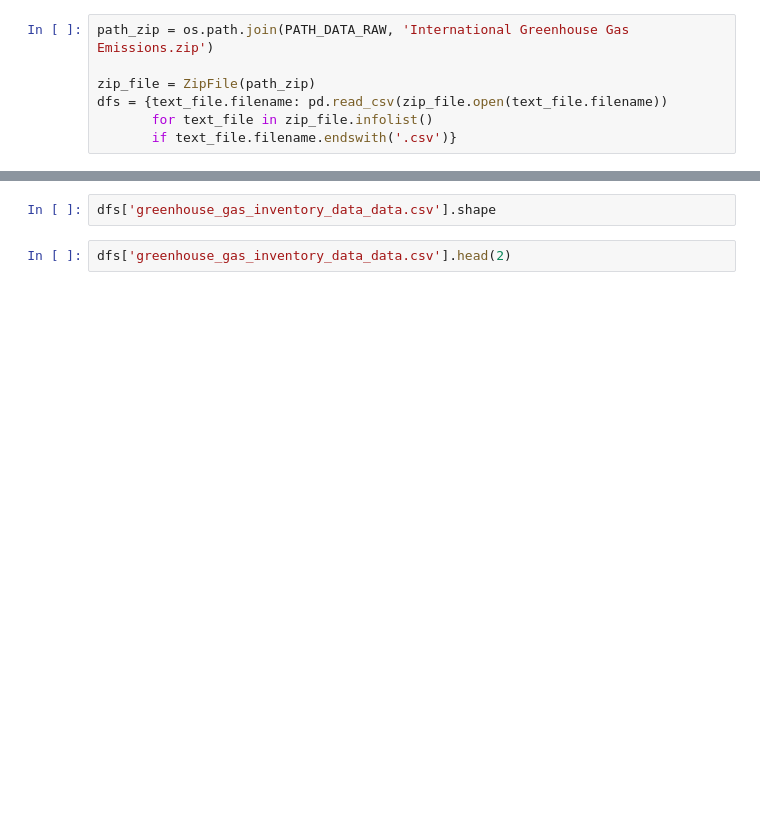
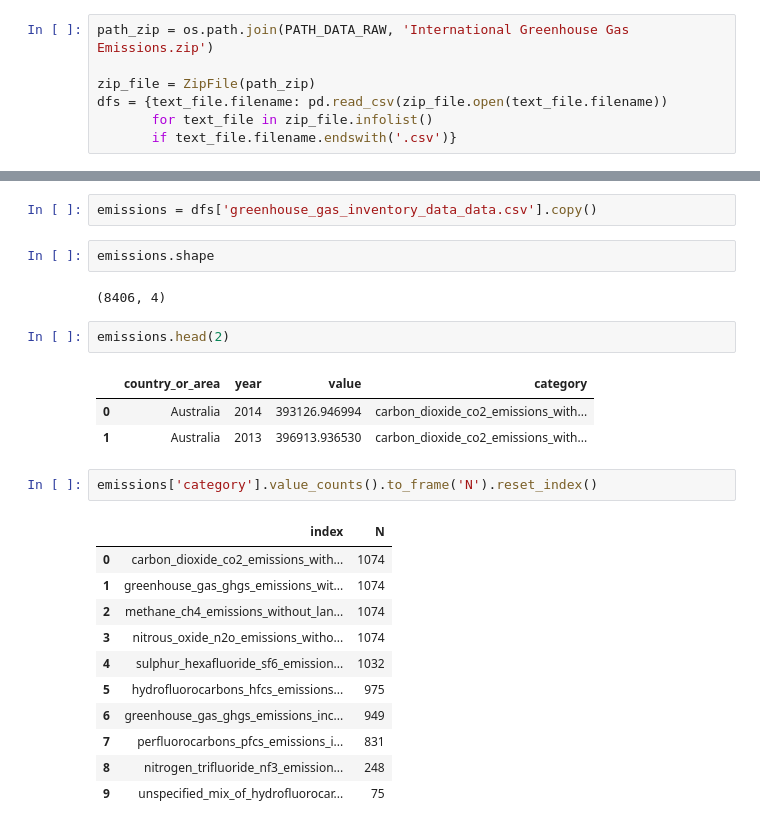
Before and after one commit to PozzOver13/climate_change, a Jupyter notebook: develop/02_EDA_international_greenhouse_gas_emission.ipynb, the cells around one changed output, grey strips where cells are left out. Cells and saved outputs as stored; diff of their text form; blank space fills up the shorter version.

Commit message:
wip eda greenhouse

```diff
--- a/develop/02_EDA_international_greenhouse_gas_emission.ipynb
+++ b/develop/02_EDA_international_greenhouse_gas_emission.ipynb
@@ -21,4 +19,26 @@ dfs.keys()
-# %%
-dfs['greenhouse_gas_inventory_data_data.csv'].shape
+# %%
+emissions = dfs['greenhouse_gas_inventory_data_data.csv'].copy()
+# %%
+emissions.shape
+# %% [output]
+(8406, 4)
 # %%
-dfs['greenhouse_gas_inventory_data_data.csv'].head(2)
+emissions.head(2)
+# %% [output]
+|  | country_or_area | year | value | category |
+| 0 | Australia | 2014 | 393126.946994 | carbon_dioxide_co2_emissions_with... |
+| 1 | Australia | 2013 | 396913.936530 | carbon_dioxide_co2_emissions_with... |
+# %%
+emissions['category'].value_counts().to_frame('N').reset_index()
+# %% [output]
+|  | index | N |
+| 0 | carbon_dioxide_co2_emissions_with... | 1074 |
+| 1 | greenhouse_gas_ghgs_emissions_wit... | 1074 |
+| 2 | methane_ch4_emissions_without_lan... | 1074 |
+| 3 | nitrous_oxide_n2o_emissions_witho... | 1074 |
+| 4 | sulphur_hexafluoride_sf6_emission... | 1032 |
+| 5 | hydrofluorocarbons_hfcs_emissions... | 975 |
+| 6 | greenhouse_gas_ghgs_emissions_inc... | 949 |
+| 7 | perfluorocarbons_pfcs_emissions_i... | 831 |
+| 8 | nitrogen_trifluoride_nf3_emission... | 248 |
+| 9 | unspecified_mix_of_hydrofluorocar... | 75 |
```
Also changed, not shown: parts of 12 cells of this notebook.
